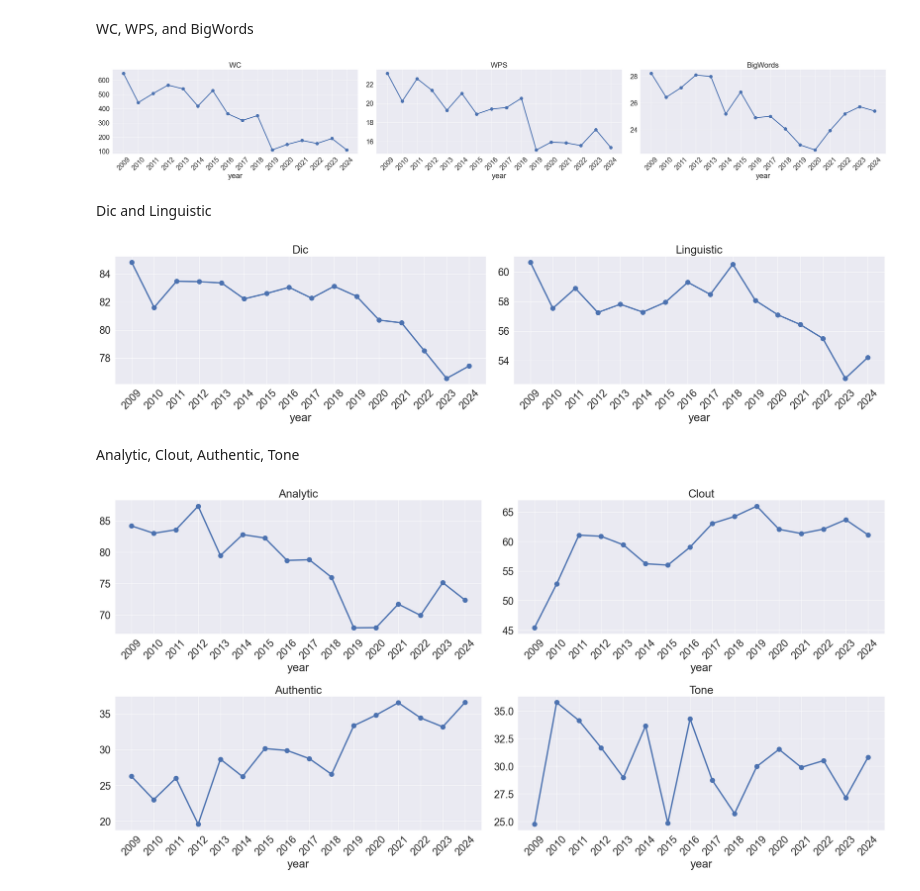
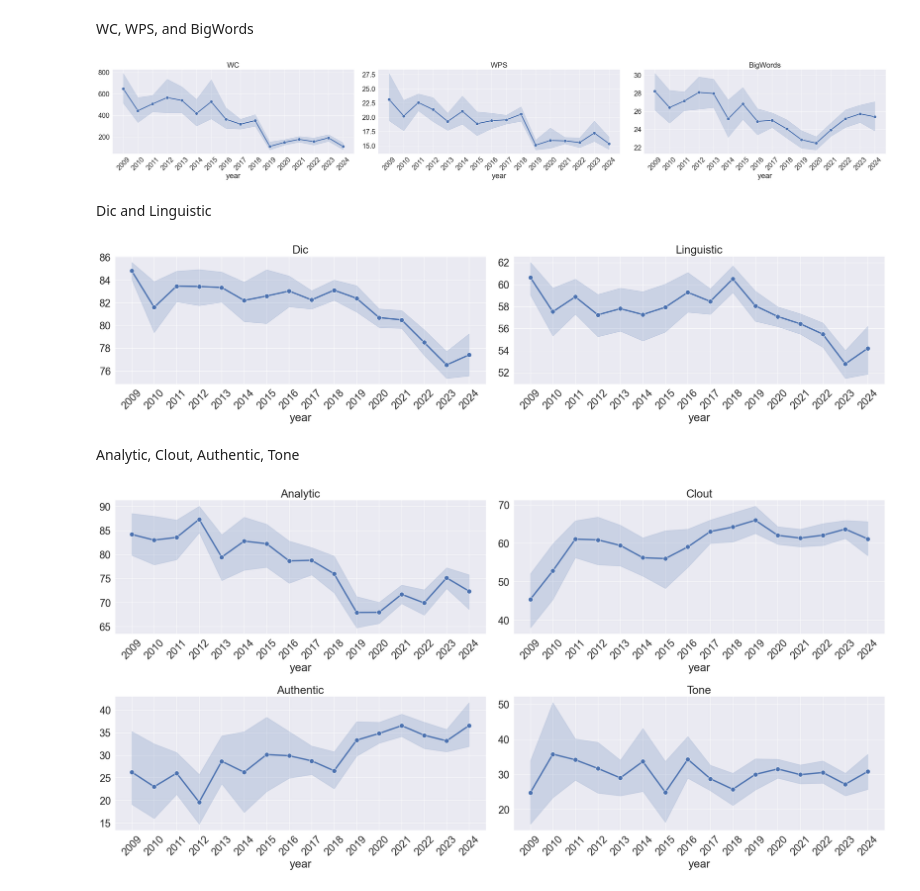
Before and after one commit to sfu-discourse-lab/fake_news_over_time, a Jupyter notebook: liwc_trendlines.ipynb, the cells around one changed output. Drawn from its saved outputs; the diff is of its cells as text; code cells hidden in the pictures.

Commit message:
Add error bands for LIWC trendlines

```diff
--- a/liwc_trendlines.ipynb
+++ b/liwc_trendlines.ipynb
@@ -55,8 +54,6 @@ def save_summary_plots(df: pd.DataFrame, graph_title: str, save_path: str):
 
     plt.show()
 # %%
-all_types_summary_df = get_summary_df(
-    get_full_df("./output/liwc.xlsx")
-)
-all_types_summary_df
+all_types_df = get_full_df("./output/liwc.xlsx").sort_values("year")
+all_types_df.head()
 # %% [output]
@@ -194,13 +149,17 @@ axes_flat: list[Axes] = axes.flatten()
 for i, col in enumerate(["WC", "WPS", "BigWords"]):
     ax = axes_flat[i]
 
-    ax.plot(all_types_summary_df.index, all_types_summary_df[col], marker="o", lw=3, markersize=10)
+    plot_df = all_types_df.dropna(subset=["year", col])
+
+    sns.lineplot(x="year", y=col, data=plot_df, ax=ax, marker="o", linewidth=3, markersize=10)
 
     ax.set_title(col)
 
     ax.set_xlabel("year")
     ax.set_xticks(range(2009, 2025))
     ax.tick_params(axis="x", rotation=45)
+
+    ax.set_ylabel("")
 
     ax.grid(True)
 
@@ -211,7 +170,7 @@ plt.savefig("./visualization/LIWC/paper_all_types_wc_wps_bigwords.png")
 
 plt.show()
 # %% [output]
-[figure, old version]
+[figure, new version]
 # %% [markdown]
 Dic and Linguistic
 # %%
@@ -225,13 +184,17 @@ axes_flat: list[Axes] = axes.flatten()
 for i, col in enumerate(["Dic", "Linguistic"]):
     ax = axes_flat[i]
 
-    ax.plot(all_types_summary_df.index, all_types_summary_df[col], marker="o", lw=3, markersize=10)
+    plot_df = all_types_df.dropna(subset=["year", col])
+
+    sns.lineplot(x="year", y=col, data=plot_df, ax=ax, marker="o", linewidth=3, markersize=10)
 
     ax.set_title(col)
 
     ax.set_xlabel("year")
     ax.set_xticks(range(2009, 2025))
     ax.tick_params(axis="x", rotation=45)
+
+    ax.set_ylabel("")
 
     ax.grid(True)
 
@@ -242,35 +205,39 @@ plt.savefig("./visualization/LIWC/paper_all_types_dic_linguistic.png")
 
 plt.show()
 # %% [output]
-[figure, old version]
+[figure, new version]
 # %% [markdown]
 Analytic, Clout, Authentic, Tone
 # %%
 fig, axes = plt.subplots(
     nrows=2, ncols=2,
     figsize=(24, 12),
     squeeze=False)
 
 axes_flat: list[Axes] = axes.flatten()
 
 for i, col in enumerate(["Analytic", "Clout", "Authentic", "Tone"]):
     ax = axes_flat[i]
 
-    ax.plot(all_types_summary_df.index, all_types_summary_df[col], marker="o", lw=3, markersize=10)
+    plot_df = all_types_df.dropna(subset=["year", col])
+
+    sns.lineplot(x="year", y=col, data=plot_df, ax=ax, marker="o", linewidth=3, markersize=10)
 
     ax.set_title(col)
 
     ax.set_xlabel("year")
     ax.set_xticks(range(2009, 2025))
     ax.tick_params(axis="x", rotation=45)
+
+    ax.set_ylabel("")
 
     ax.grid(True)
 
 plt.tight_layout()
 
 plt.draw()
 plt.savefig("./visualization/LIWC/paper_all_types_analytic_clout_authentic_tone.png")
 
 plt.show()
 # %% [output]
-[figure, old version]
+[figure, new version]
```
Also changed, not shown: parts of 10 cells of this notebook, 7 other files.
